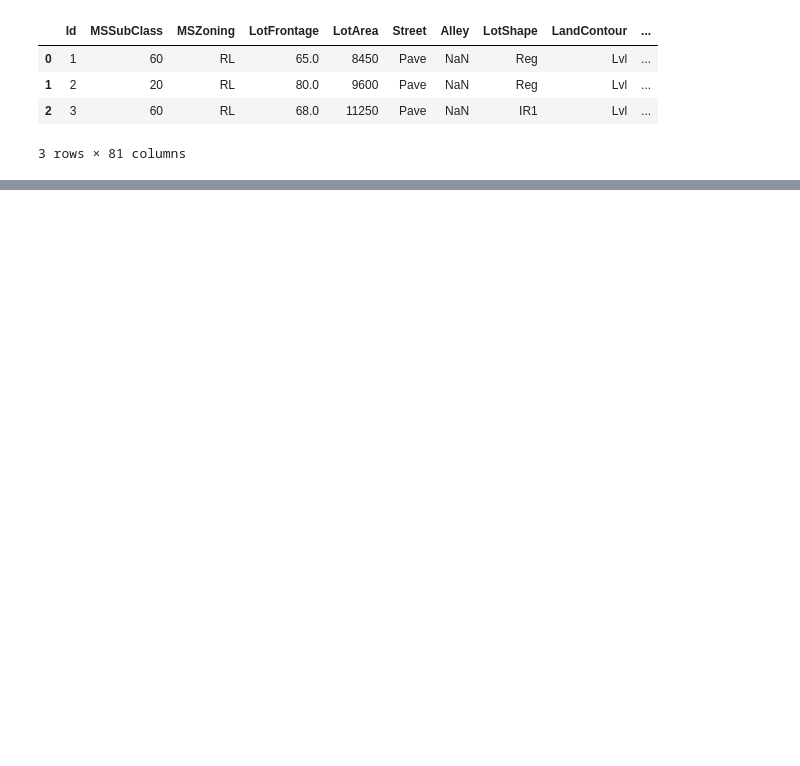
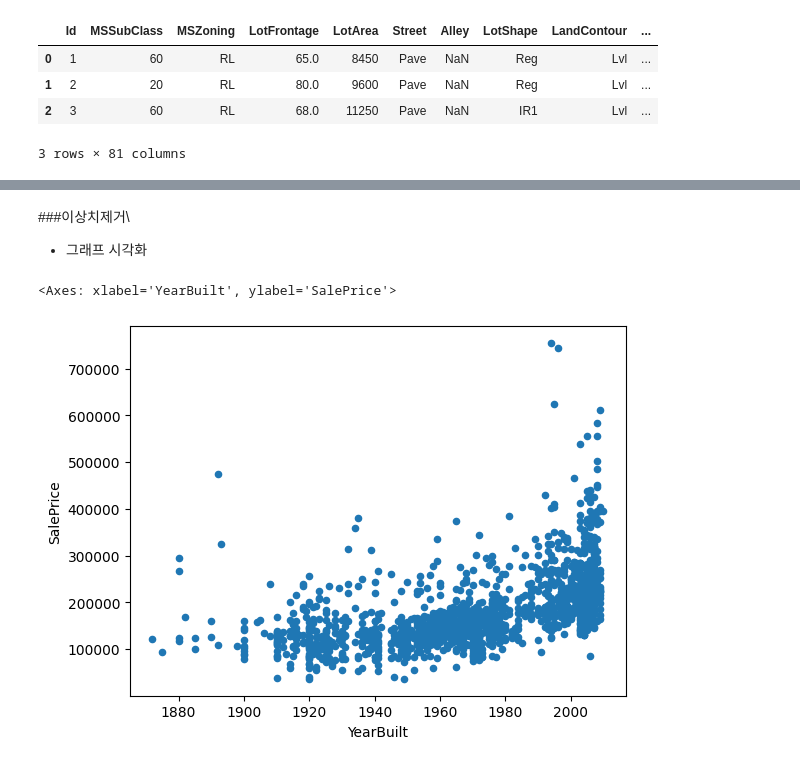
Before and after one commit to jhk990602/datapractice, a Jupyter notebook: house_price_solution(boston).ipynb, the cells around one changed output, grey strips where cells are left out. Drawn from its saved outputs; the diff is of its cells as text; code cells hidden in the pictures; blank space fills up the shorter version.

```diff
--- a/house_price_solution(boston).ipynb
+++ b/house_price_solution(boston).ipynb
@@ -23,0 +221,33 @@ df.head(3)
+# %%
+#Garage에 대한 null 값은 집에 garage가 없는 경우
+#GarageCond  -범주형
+#GarageType  - 범주형
+#GarageYrBlt  -연속형
+#GarageFinish - 범주형
+#GarageQual   -범주형
+#이 5가지 column이 한 set로 묶인다. 결측치를 새로운 value로 채운다.
+
+df['GarageCond'] = df['GarageCond'].fillna('No')
+df['GarageType'] = df['GarageType'].fillna('No')
+df['GarageFinish'] = df['GarageFinish'].fillna('No')
+df['GarageQual'] = df['GarageQual'].fillna('No')
+df['GarageYrBlt'] = df['GarageYrBlt'].fillna(0)
+# %%
+#BsmtExposure
+#BsmtFinType2
+#BsmtFinType1
+#BsmtCond
+#BsmtQual
+#이 5가지 column이 한 set로 묶인다. 결측치를 새로운 value로 채운다.
+df['BsmtExposure'] = df['BsmtExposure'].fillna('dont')
+df['BsmtFinType2'] = df['BsmtFinType2'].fillna('dont')
+df['BsmtFinType1'] = df['BsmtFinType1'].fillna('dont')
+df['BsmtCond'] = df['BsmtCond'].fillna('dont')
+df['BsmtQual'] = df['BsmtQual'].fillna('dont')
+# %%
+# Fence 의 경우 price와 상관관계가 적고 결측치가 90% 를 넘기 때문에 drop 시킴
+# FireplaceQu 의 경우 Fireplace 으로 설명되어 질 수 있기 때문에 drop 시킴
+df = df.drop(['Fence','Id','FireplaceQu'],axis=1)
+# %%
+df = df.dropna()
+df.head()
@@ -23,0 +262,15 @@ df.head(3)
+# %% [markdown]
+###이상치제거\
+
+
+*   그래프 시각화
+# %%
+#시각화
+
+var = 'YearBuilt'
+data = pd.concat([df['SalePrice'],df[var]],axis=1)
+
+data.plot.scatter(x=var, y='SalePrice', ylim=(0.800000))
+# %% [output]
+<Axes: xlabel='YearBuilt', ylabel='SalePrice'>
+[figure, added]
```
Also changed, not shown: parts of 13 cells of this notebook.
